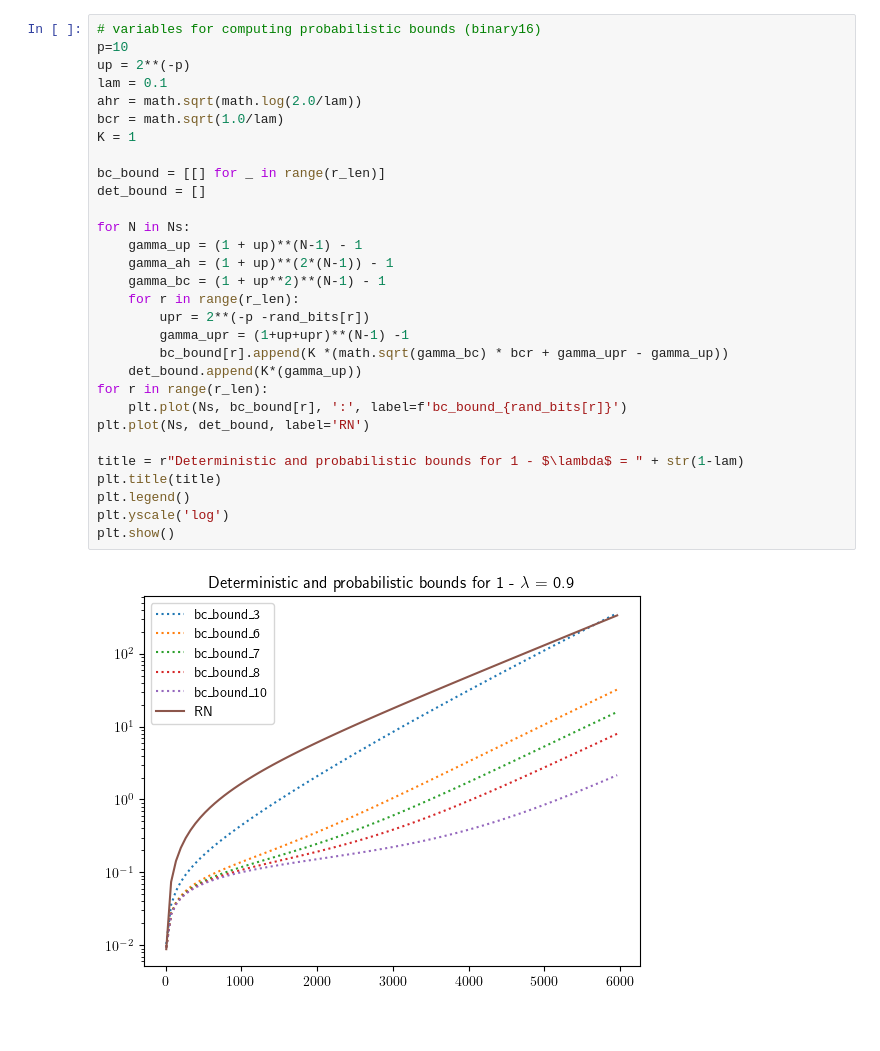
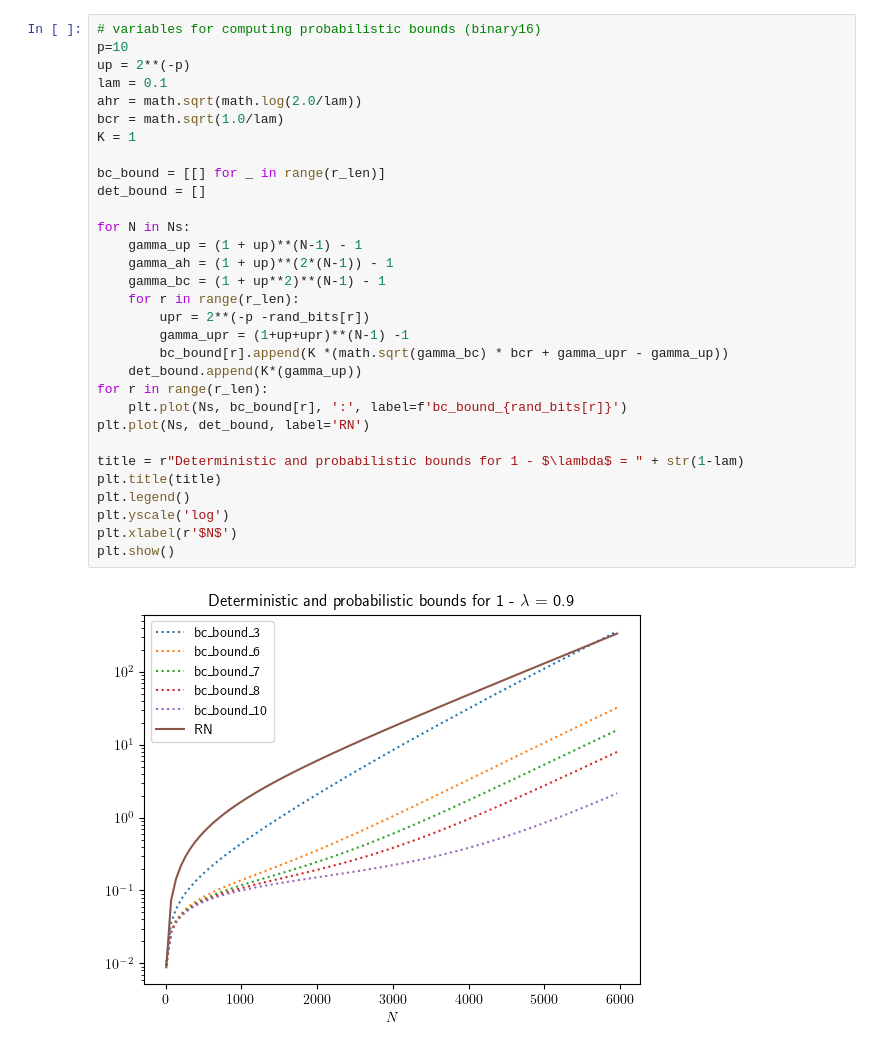
Before and after one commit to sfilip/srfloat, a Jupyter notebook: examples/script_sum.ipynb, the cells around one changed output. Saved outputs shown, nothing was run; the diff lists cells and outputs as text.

```diff
--- a/examples/script_sum.ipynb
+++ b/examples/script_sum.ipynb
@@ -99,31 +100,32 @@ plt.show()
 # variables for computing probabilistic bounds (binary16)
 p=10
 up = 2**(-p)
 lam = 0.1
 ahr = math.sqrt(math.log(2.0/lam))
 bcr = math.sqrt(1.0/lam)
 K = 1
 
 bc_bound = [[] for _ in range(r_len)]
 det_bound = []
 
 for N in Ns:
     gamma_up = (1 + up)**(N-1) - 1
     gamma_ah = (1 + up)**(2*(N-1)) - 1
     gamma_bc = (1 + up**2)**(N-1) - 1
     for r in range(r_len):
         upr = 2**(-p -rand_bits[r])
         gamma_upr = (1+up+upr)**(N-1) -1
         bc_bound[r].append(K *(math.sqrt(gamma_bc) * bcr + gamma_upr - gamma_up))
     det_bound.append(K*(gamma_up))
 for r in range(r_len):
     plt.plot(Ns, bc_bound[r], ':', label=f'bc_bound_{rand_bits[r]}')
 plt.plot(Ns, det_bound, label='RN')
 
 title = r"Deterministic and probabilistic bounds for 1 - $\lambda$ = " + str(1-lam)
 plt.title(title)
 plt.legend()
 plt.yscale('log')
+plt.xlabel(r'$N$')
 plt.show()
 # %% [output]
-[figure, old version]
+[figure, new version]
```
Also changed, not shown: parts of 1 cell of this notebook, 2 other files.
